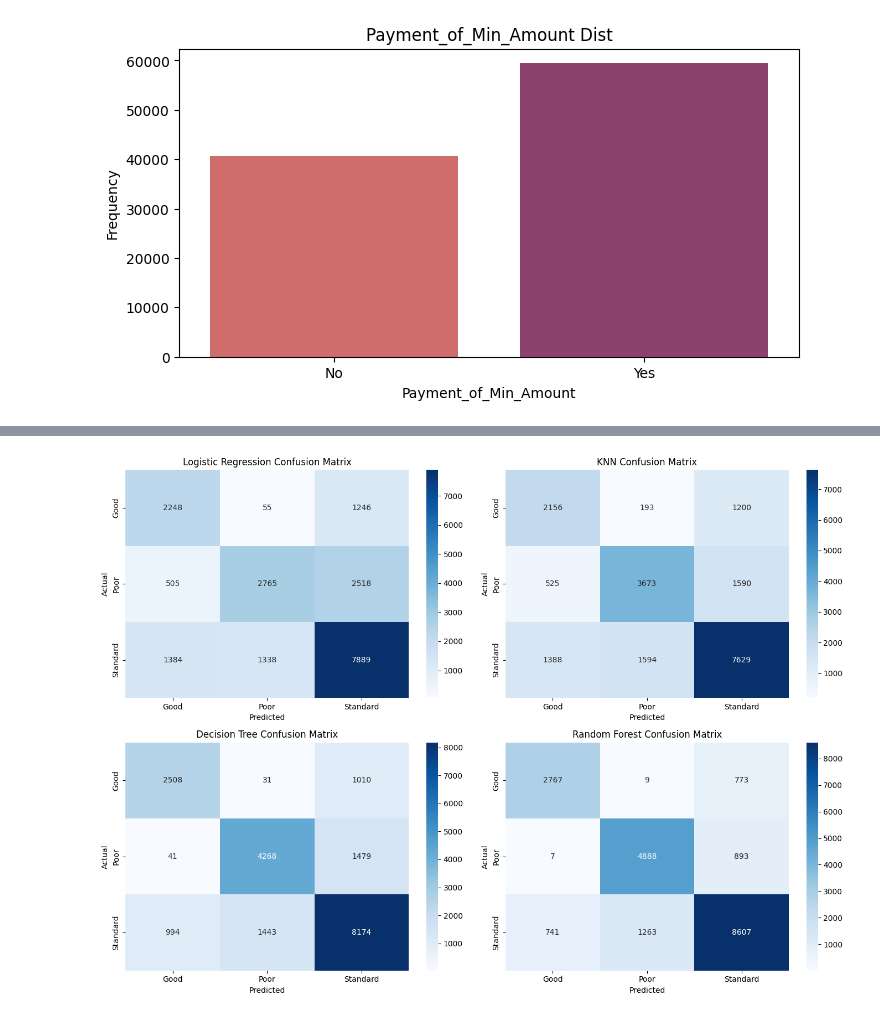
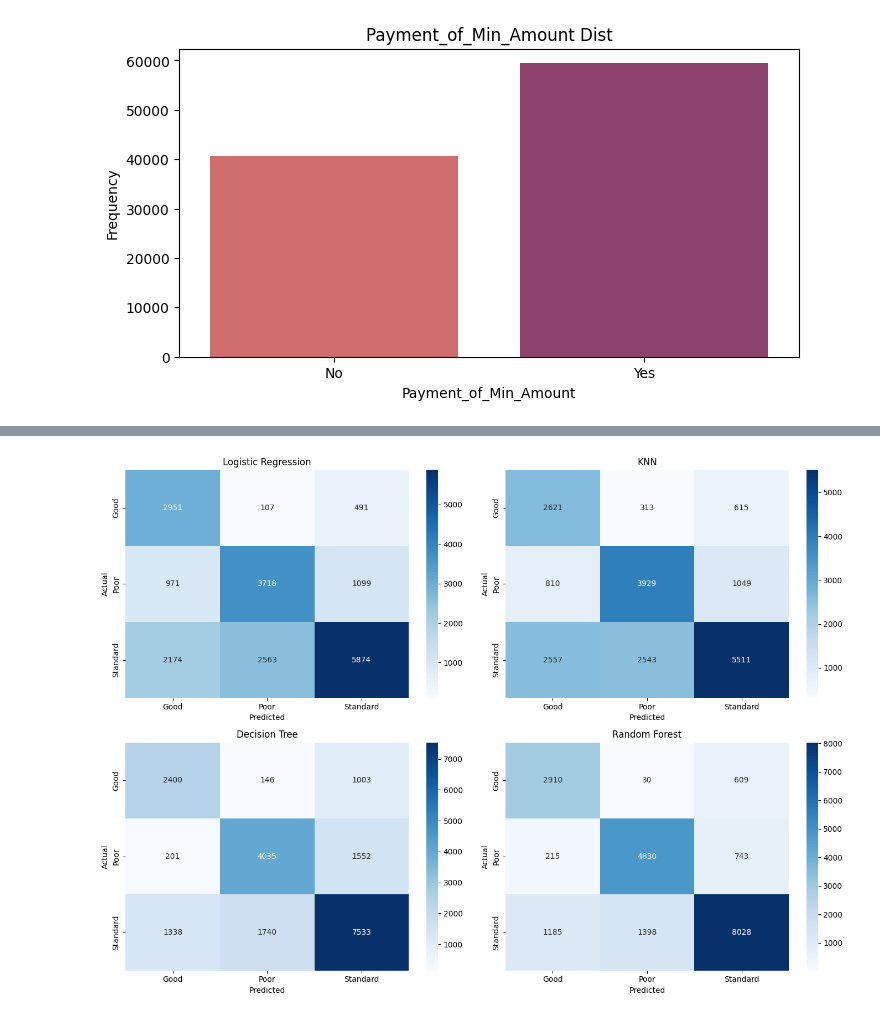
Before and after one commit to willevs1/ADS, a Jupyter notebook: working.ipynb, the cells around one changed output, grey strips where cells are left out. Cells and saved outputs as stored; diff of their text form; code cells hidden in the pictures.

```diff
--- a/working.ipynb
+++ b/working.ipynb
@@ -189,8 +189,8 @@ def clean_group_numeric(series):
     if len(valid) < 4:
         return series
 
-    q1 = valid.quantile(0.25)
-    q3 = valid.quantile(0.75)
+    q1 = valid.quantile(0.02)
+    q3 = valid.quantile(0.98)
     iqr = q3 - q1
 
     lower = q1 - 1.5 * iqr
@@ -388,3 +351,5 @@ df =df.drop("Occupation", axis=1)
+# %%
+df =df.drop("Customer_ID", axis=1)
 # %%
 print(df.isnull().sum())
 # %% [output]
@@ -531,24 +452,0 @@ for name, model in models.items():
-# %%
-from sklearn.preprocessing import label_binarize
-from sklearn.metrics import roc_curve, auc
-import matplotlib.pyplot as plt
-
-rf_model = models["KNN"]
-y_score = rf_model.predict_proba(X_test)
-
-classes = rf_model.classes_
-y_test_bin = label_binarize(y_test, classes=classes)
-
-plt.figure(figsize=(8, 6))
-
-for i, class_name in enumerate(classes):
-    fpr, tpr, _ = roc_curve(y_test_bin[:, i], y_score[:, i])
-    roc_auc = auc(fpr, tpr)
-    plt.plot(fpr, tpr, label=f"{class_name} (AUC = {roc_auc:.2f})")
-
-plt.plot([0, 1], [0, 1], "k--")
-plt.xlabel("False Positive Rate")
-plt.ylabel("True Positive Rate")
-plt.title("ROC Curve - Random Forest")
-plt.legend()
-plt.show()
@@ -557,35 +453,36 @@ plt.show()
 # %%
-from sklearn.metrics import confusion_matrix
 import matplotlib.pyplot as plt
 import seaborn as sns
+from sklearn.metrics import confusion_matrix
 
 labels = sorted(y_test.unique())
 
 fig, axes = plt.subplots(2, 2, figsize=(14, 10))
 axes = axes.flatten()
 
 for i, (name, model) in enumerate(models.items()):
+    model.fit(X_train, y_train)
     y_pred = model.predict(X_test)
     cm = confusion_matrix(y_test, y_pred, labels=labels)
 
-    ax = axes[i]
     sns.heatmap(
         cm,
         annot=True,
         fmt="d",
         cmap="Blues",
         xticklabels=labels,
         yticklabels=labels,
-        ax=ax
+        ax=axes[i]
     )
-    ax.set_title(f"{name} Confusion Matrix")
-    ax.set_xlabel("Predicted")
-    ax.set_ylabel("Actual")
+
+    axes[i].set_title(name)
+    axes[i].set_xlabel("Predicted")
+    axes[i].set_ylabel("Actual")
 
 plt.tight_layout()
 plt.show()
 # %% [output]
-[figure, old version]
+[figure, new version]
 # %%
 from sklearn.preprocessing import label_binarize
 from sklearn.metrics import roc_curve, auc
```
Also changed, not shown: parts of 21 cells of this notebook, 1 other file.
